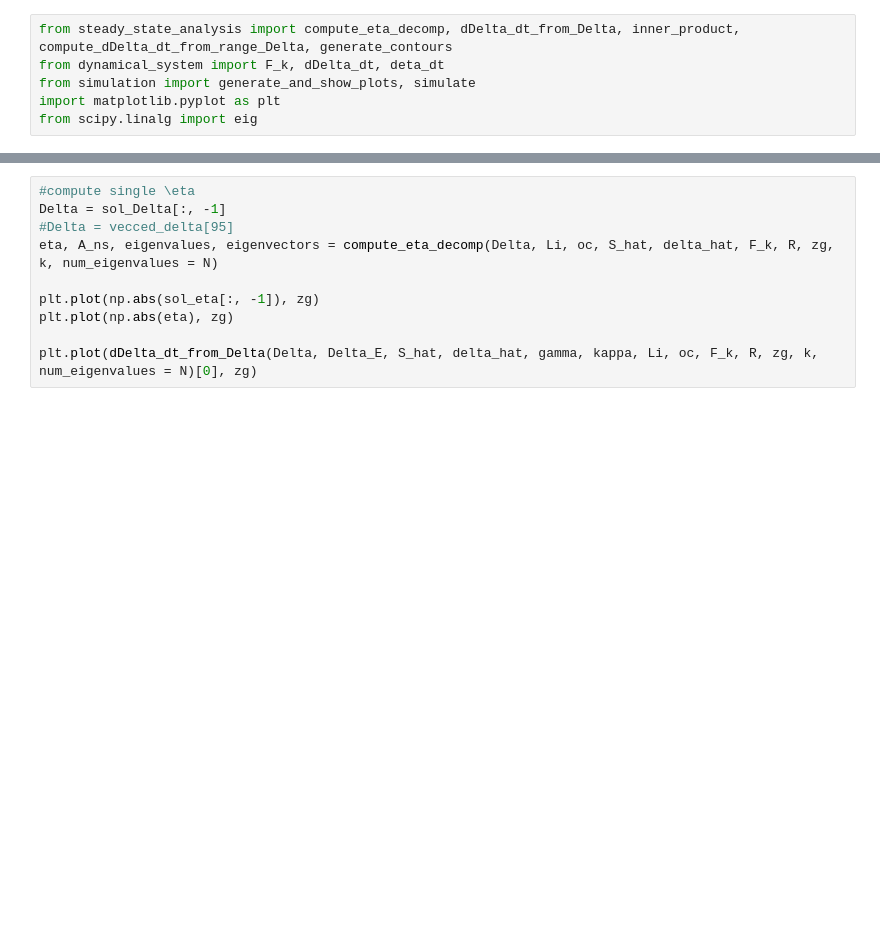
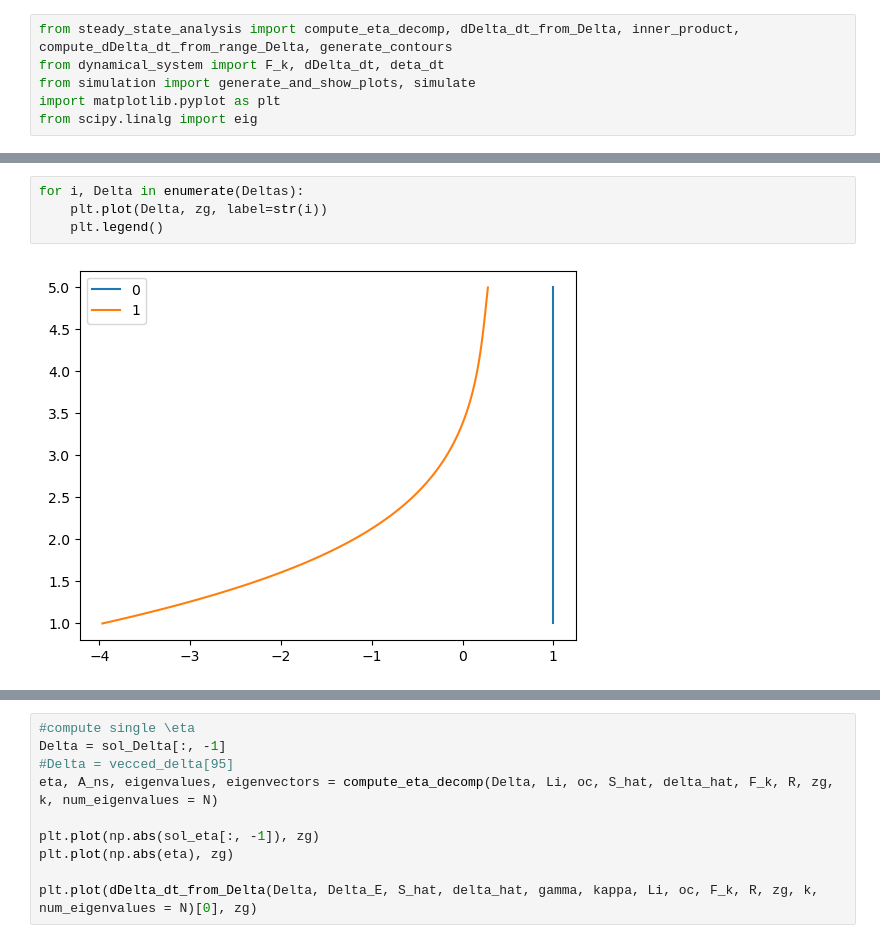
Before and after one commit to mjt257/SSWs, a Jupyter notebook: notebooks/steady_states_searching.ipynb, the cells around one changed output, grey strips where cells are left out. Cells and saved outputs as stored; diff of their text form; blank space fills up the shorter version.

```diff
--- a/notebooks/steady_states_searching.ipynb
+++ b/notebooks/steady_states_searching.ipynb
@@ -76,0 +163,6 @@ except FileNotFoundError:
+# %%
+for i, Delta in enumerate(Deltas):
+    plt.plot(Delta, zg, label=str(i))
+    plt.legend()
+# %% [output]
+[figure, added]
```
Also changed, not shown: parts of 62 cells of this notebook, 7 other files.
